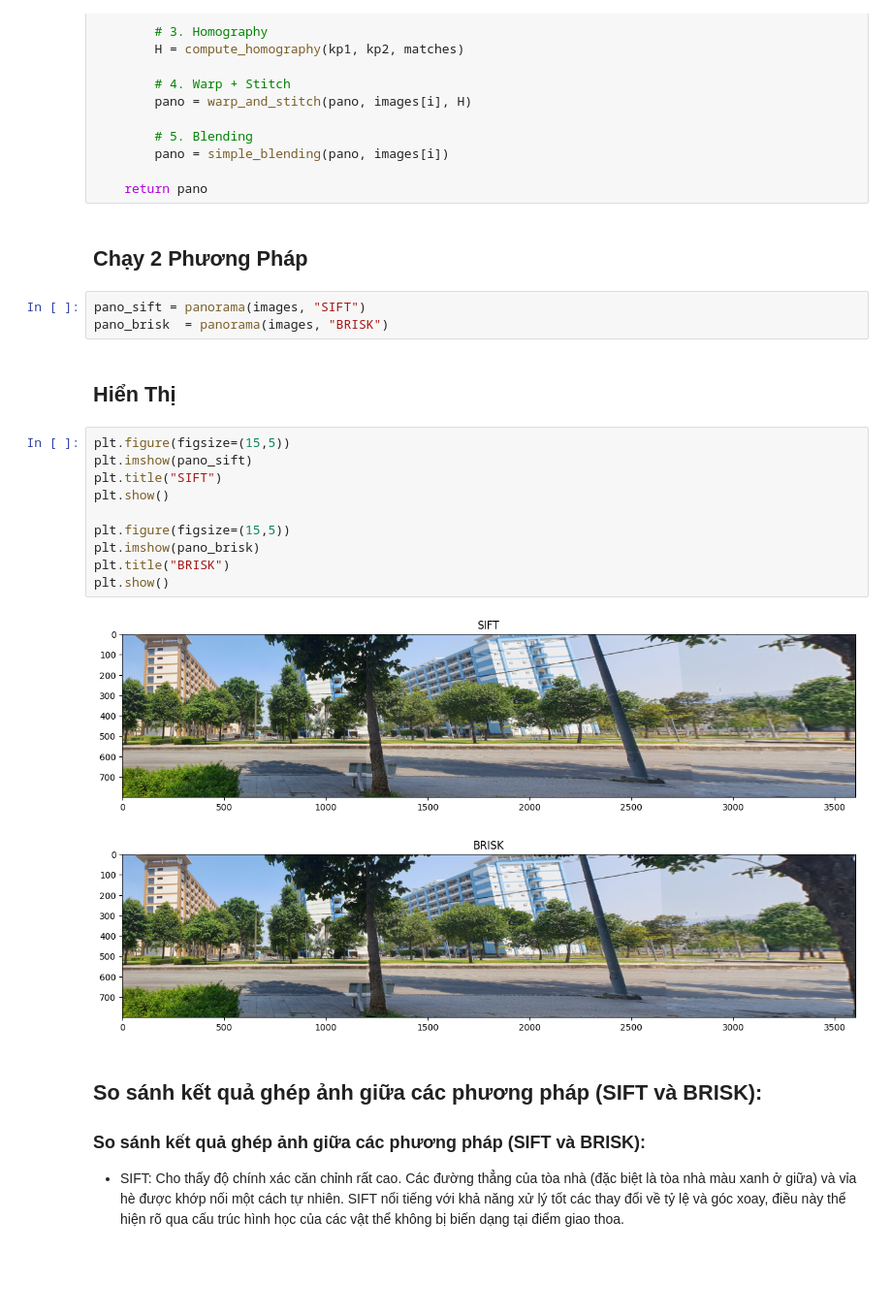
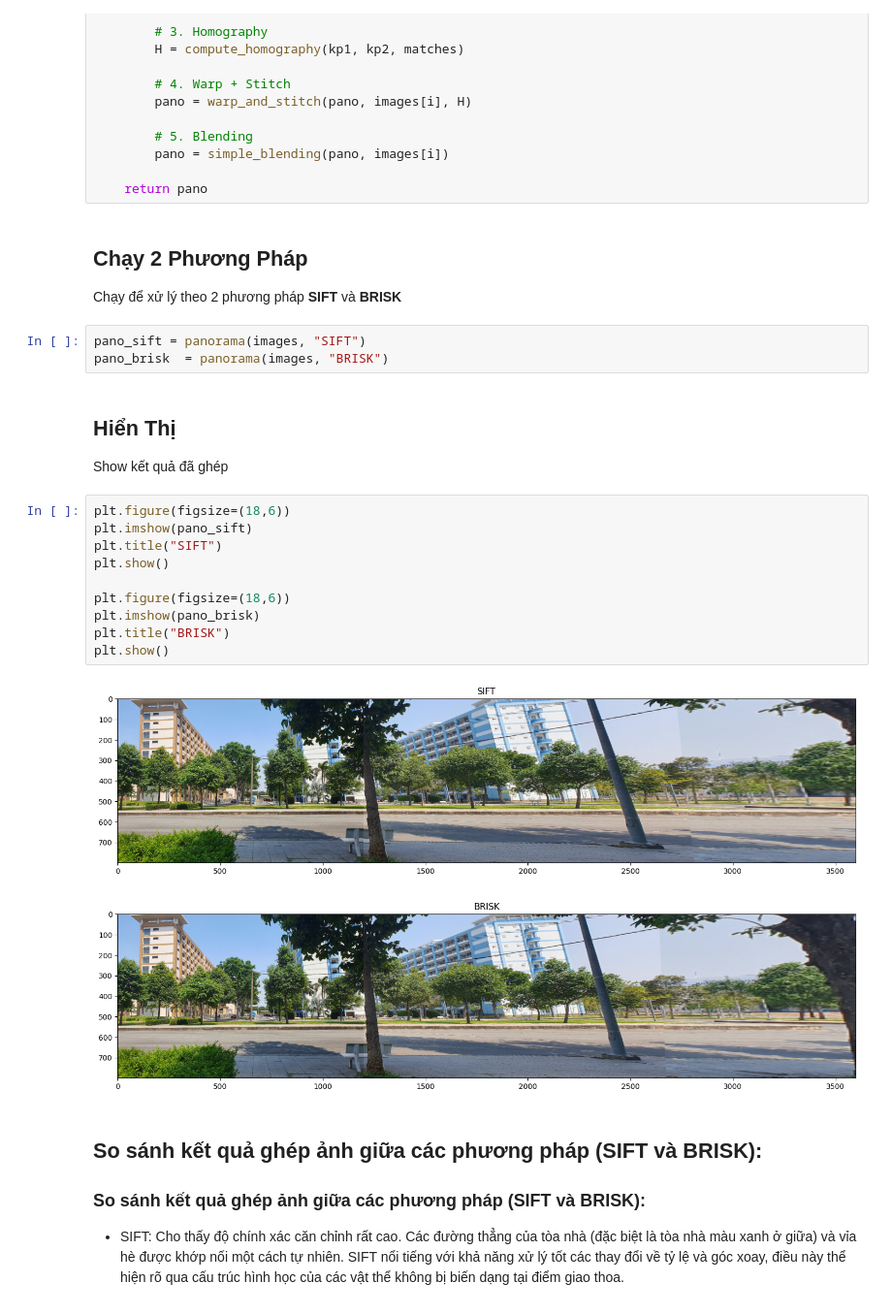
Before and after one commit to DuckYuh/CV3, a Jupyter notebook: CV3.ipynb, the cells around one changed output. Shown at 97% size. Cells and saved outputs as stored; diff of their text form; blank space fills up the shorter version.

```diff
--- a/CV3.ipynb
+++ b/CV3.ipynb
@@ -154,24 +163,26 @@ def panorama(images, method):
     return pano
 # %% [markdown]
 ## Chạy 2 Phương Pháp
+Chạy để xử lý theo 2 phương pháp **SIFT** và **BRISK**
 # %%
 pano_sift = panorama(images, "SIFT")
 pano_brisk  = panorama(images, "BRISK")
 # %% [markdown]
 ## Hiển Thị
+Show kết quả đã ghép
 # %%
-plt.figure(figsize=(15,5))
+plt.figure(figsize=(18,6))
 plt.imshow(pano_sift)
 plt.title("SIFT")
 plt.show()
 
-plt.figure(figsize=(15,5))
+plt.figure(figsize=(18,6))
 plt.imshow(pano_brisk)
 plt.title("BRISK")
 plt.show()
 # %% [output]
-[figure, old version]
+[figure, new version]
-[figure, old version]
+[figure, new version]
 # %% [markdown]
 ## So sánh kết quả ghép ảnh giữa các phương pháp (SIFT và BRISK):
 ### So sánh kết quả ghép ảnh giữa các phương pháp (SIFT và BRISK):
```
Also changed, not shown: parts of 8 cells of this notebook.
